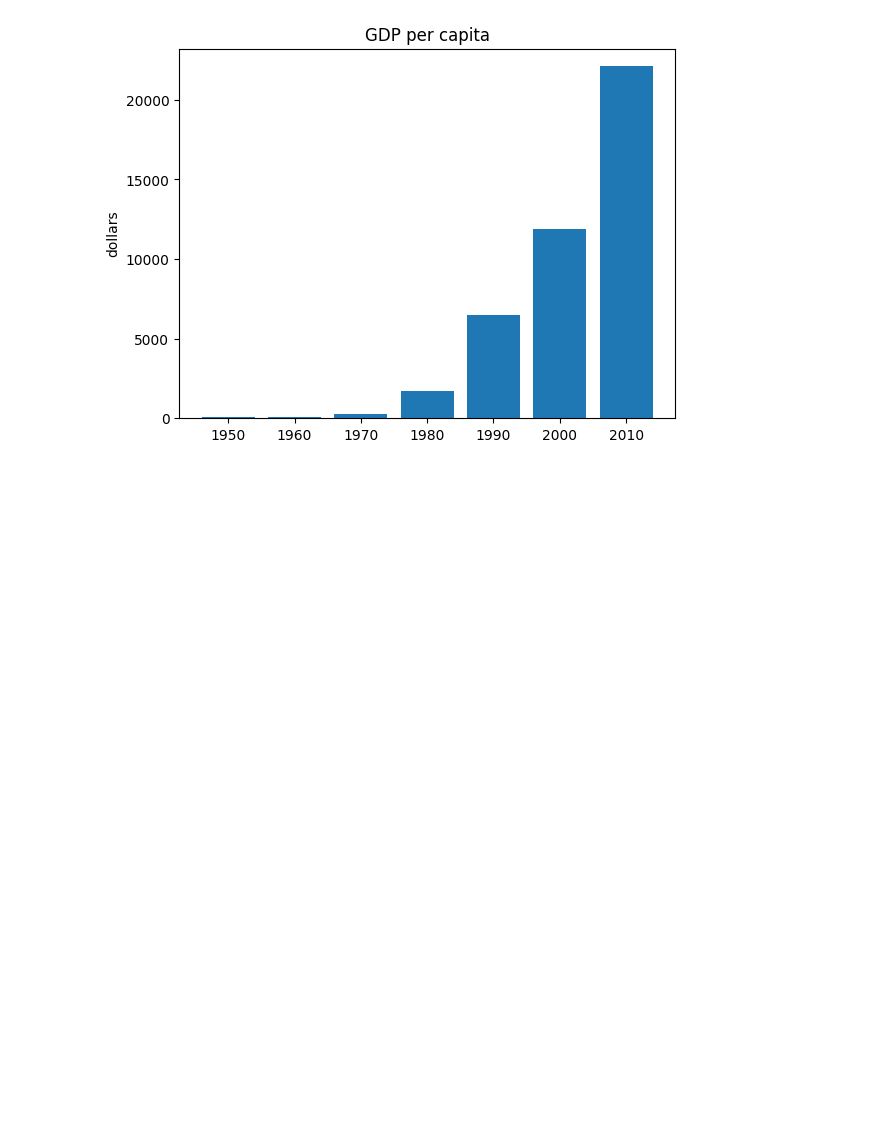
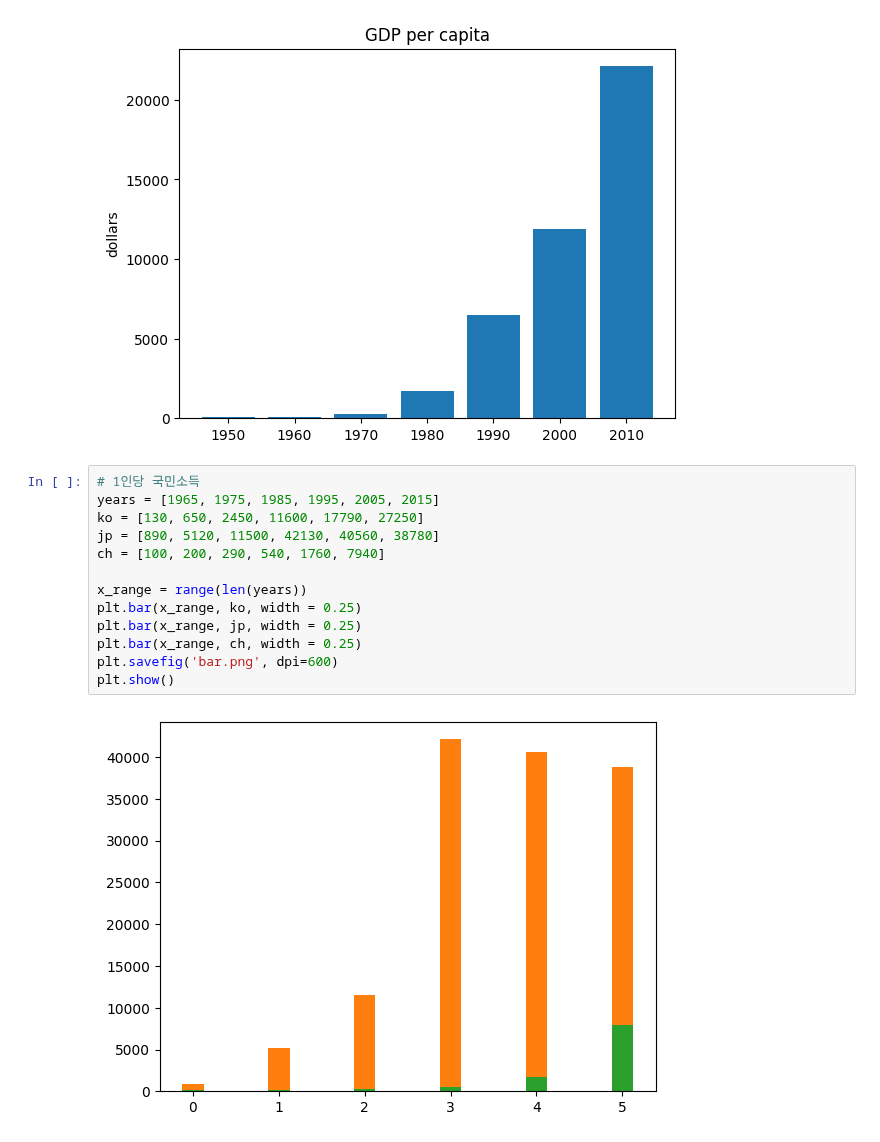
Before and after one commit to wamong/DMU-JMJ, a Jupyter notebook: 1학년2학기/교양파이썬/11주차/py_week11.ipynb, the cells around one changed output. Saved outputs shown, nothing was run; the diff lists cells and outputs as text; blank space fills up the shorter version.

```diff
--- a/1학년2학기/교양파이썬/11주차/py_week11.ipynb
+++ b/1학년2학기/교양파이썬/11주차/py_week11.ipynb
@@ -63,3 +63,18 @@ plt.savefig('capita.png', dpi=600)
 plt.show()
 # %% [output]
 [figure]
+# %%
+# 1인당 국민소득
+years = [1965, 1975, 1985, 1995, 2005, 2015]
+ko = [130, 650, 2450, 11600, 17790, 27250]
+jp = [890, 5120, 11500, 42130, 40560, 38780]
+ch = [100, 200, 290, 540, 1760, 7940]
+
+x_range = range(len(years))
+plt.bar(x_range, ko, width = 0.25)
+plt.bar(x_range, jp, width = 0.25)
+plt.bar(x_range, ch, width = 0.25)
+plt.savefig('bar.png', dpi=600)
+plt.show()
+# %% [output]
+[figure, added]
```
Also changed, not shown: parts of 1 cell of this notebook, 2 other files.
